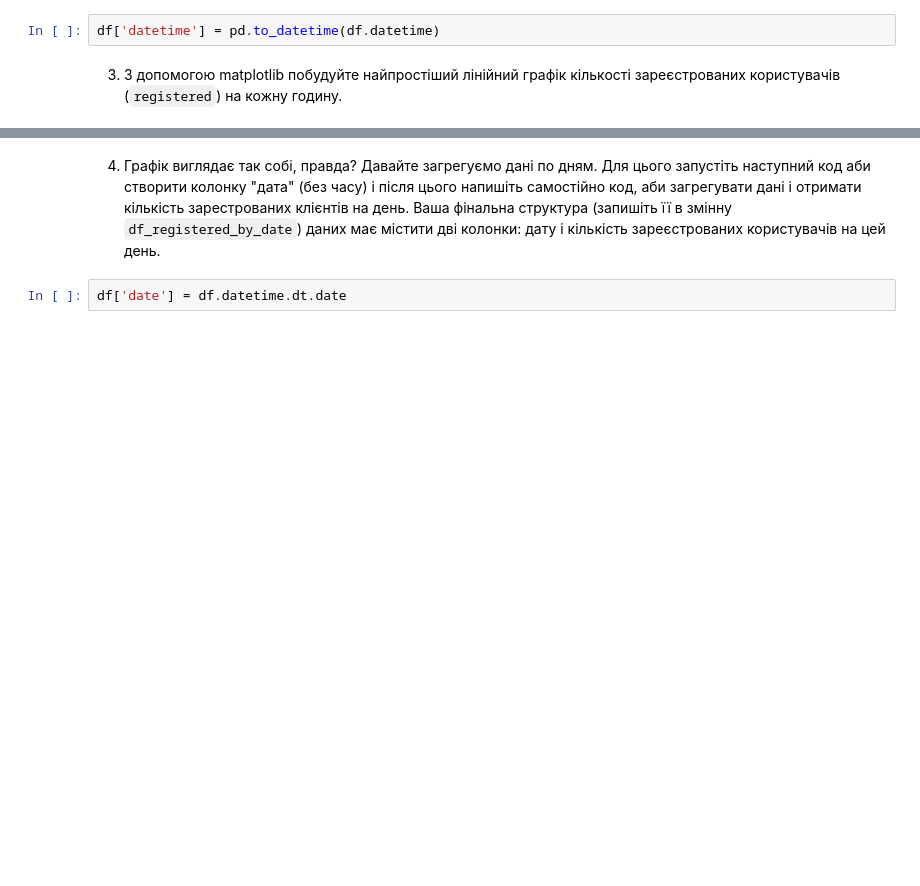
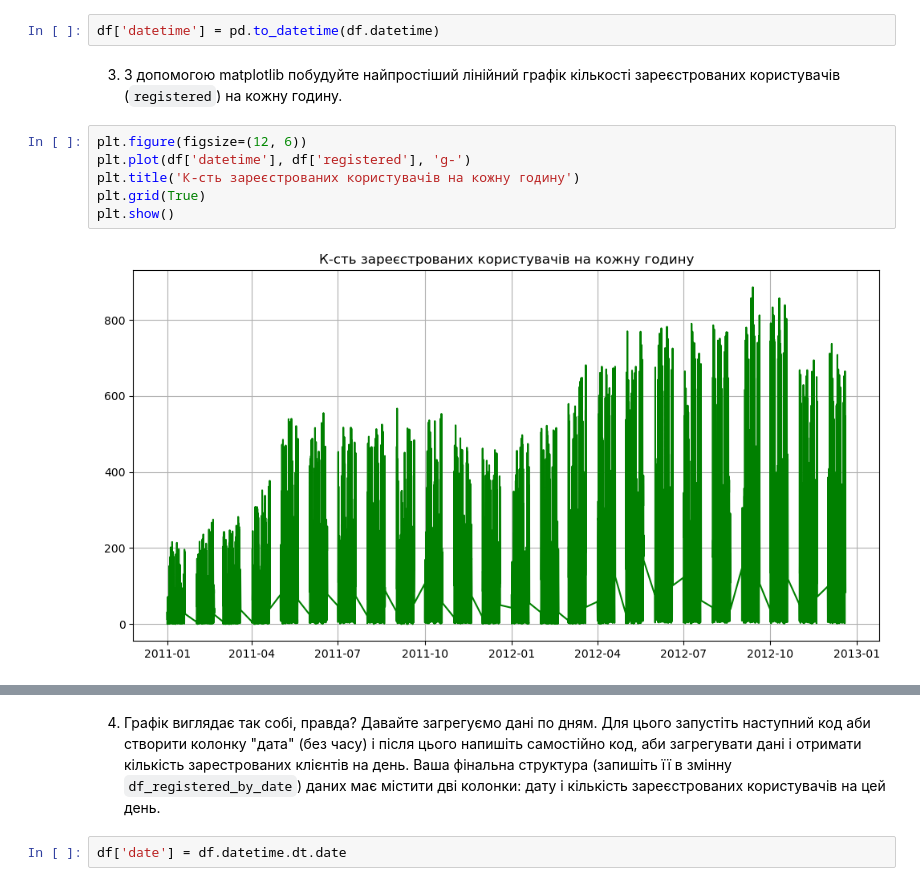
Before and after one commit to natdenysiuk/Python_for_DA_HWs, a Jupyter notebook: hw_4_3_Робота_з_DataFrame_Діаграма_розсіювання.ipynb, the cells around one changed output, grey strips where cells are left out. Drawn from its saved outputs; the diff is of its cells as text; blank space fills up the shorter version.

```diff
--- a/hw_4_3_Робота_з_DataFrame_Діаграма_розсіювання.ipynb
+++ b/hw_4_3_Робота_з_DataFrame_Діаграма_розсіювання.ipynb
@@ -53,6 +82,14 @@ https://pandas.pydata.org/docs/reference/api/pandas.Timestamp.html
 df['datetime'] = pd.to_datetime(df.datetime)
 # %% [markdown]
 3. З допомогою matplotlib побудуйте найпростіший лінійний графік кількості зареєстрованих користувачів (`registered`) на кожну годину.
+# %%
+plt.figure(figsize=(12, 6))
+plt.plot(df['datetime'], df['registered'], 'g-')
+plt.title('К-сть зареєстрованих користувачів на кожну годину')
+plt.grid(True)
+plt.show()
+# %% [output]
+[figure, added]
 # %% [markdown]
 Має вийти щось таке:
 ![](https://drive.google.com/uc?export=view&id=1WX6s9qmiwq_1TSHQtRX0bPL8sT6Gw2BH)
```
Also changed, not shown: parts of 11 cells of this notebook.
